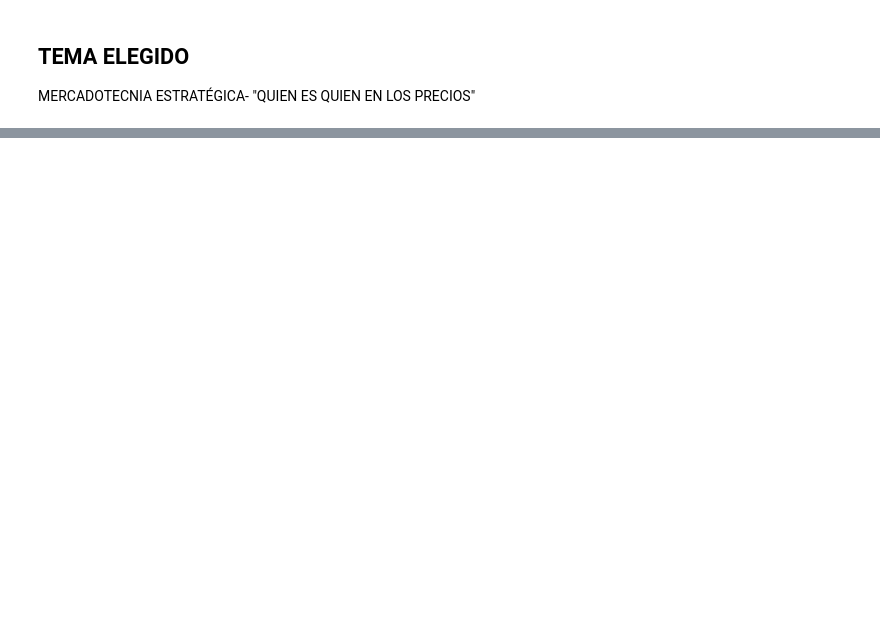
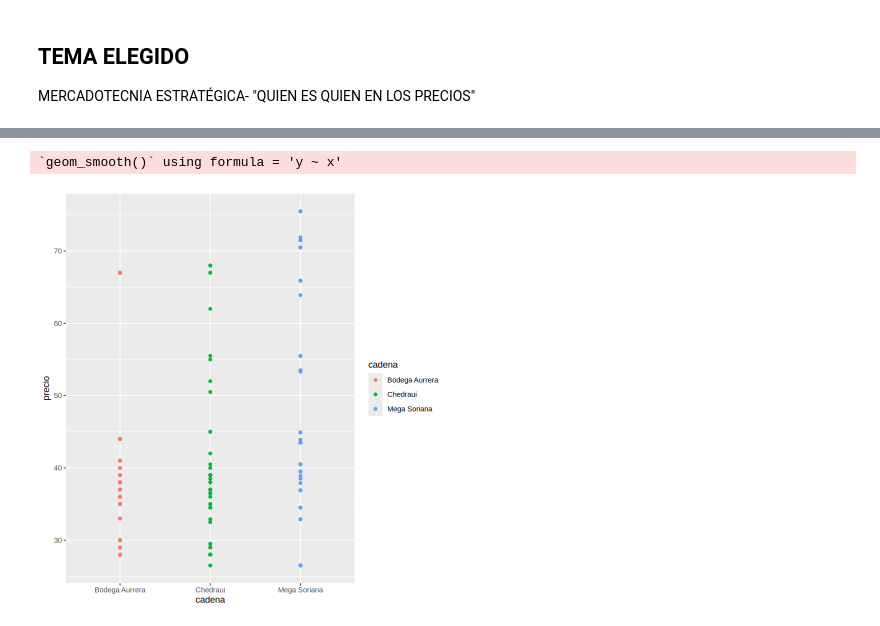
Before and after one commit to Vania12San/analisis-datos-i, a Jupyter notebook: portafolio_adi_vasc_p01.ipynb, the cells around one changed output, grey strips where cells are left out. Saved outputs shown, nothing was run; the diff lists cells and outputs as text; code cells hidden in the pictures; blank space fills up the shorter version.

```diff
--- a/portafolio_adi_vasc_p01.ipynb
+++ b/portafolio_adi_vasc_p01.ipynb
@@ -75,0 +87,15 @@ Para mi proyecto de Mercadotecnia Estratégica en Google Colab, voy a analizar l
+# %%
+datos <- datos |>
+  select(
+    producto = producto,
+    presentacion = presentacion,
+    marca = marca,
+    categoria = categoria,
+    precio = precio,
+    fecha = fecha_registro,
+    cadena = cadena_comercial,
+    giro = giro,
+    tienda = nombre_comercial,
+    estado = estado,
+    municipio = municipio
+    )
@@ -75,0 +118,12 @@ Para mi proyecto de Mercadotecnia Estratégica en Google Colab, voy a analizar l
+# %%
+cadenas_top <- c("Walmart", "Soriana", "Bodega Aurrera", "Chedraui", "Mega Soriana")
+# %%
+datos_filtrados <- datos %>%
+  filter(producto == "Aceite", cadena %in% cadenas_top)
+# %%
+ggplot(data = datos_filtrados, mapping = aes(x = cadena, y = precio)) +
+  geom_point(aes(color = cadena)) +
+  geom_smooth(method = "lm")
+# %% [output]
+`geom_smooth()` using formula = 'y ~ x'
+[figure, added]
```
Also changed, not shown: parts of 7 cells of this notebook.
